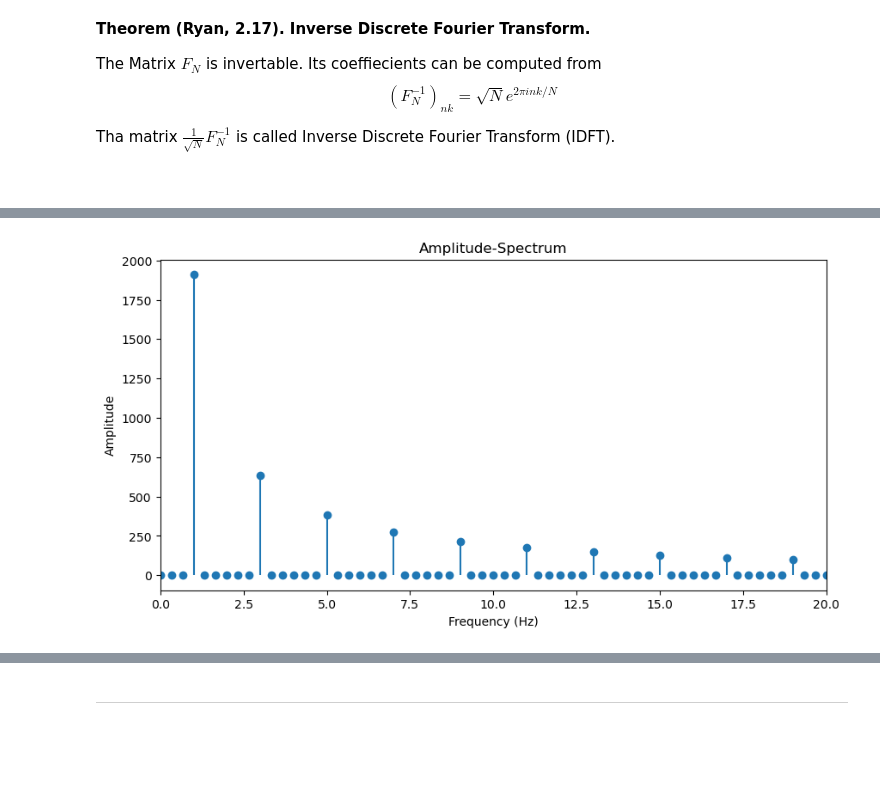
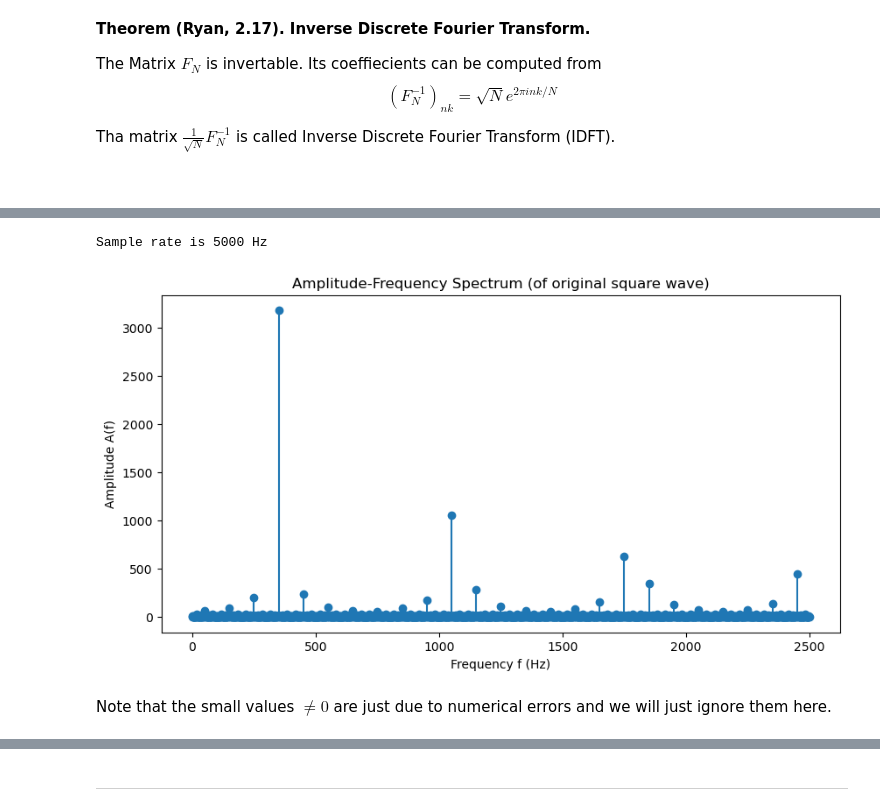
Before and after one commit to Splines/fourier-analysis-basics, a Jupyter notebook: src/fourier.ipynb, the cells around one changed output, grey strips where cells are left out. Saved outputs shown, nothing was run; the diff lists cells and outputs as text; code cells hidden in the pictures; blank space fills up the shorter version.

Commit message:
Finish discrete Fourier transform part in Jupyter notebook

```diff
--- a/src/fourier.ipynb
+++ b/src/fourier.ipynb
@@ -708,7 +723,7 @@ def dft(x):
     N = len(x)  # number of samples
     n = np.arange(N)  # Vector of increasing natural Numbers from 0 to N-1
     k = n.reshape((N, 1))  # Transpose n; k is N x 1 vector
-    M = -2 * i * np.pi * k * n / N  # Symmetric N x N - Matrix
+    M = -2 * i * np.pi * n * k / N  # Symmetric N x N - matrix
     F_N = np.exp(M)  # Calculate DFT-Matrix coefficients
 
     return np.dot(F_N, x)  # Matrix multiplication
@@ -718,7 +733,7 @@ def idft(x):
     N = len(x)  # number of samples
     n = np.arange(N)  # Vector of increasing natural Numbers from 0 to N
     k = n.reshape((N, 1))  # Transpose n; k is N x 1 vector
-    M = 2 * i * np.pi * k * n / N  # Symmetric N x N - Matrix
+    M = 2 * i * np.pi * n * k / N  # Symmetric N x N - matrix
     F_Ninv = np.exp(M)
 
     return np.dot(F_Ninv, x)  # Matrix multiplication
@@ -758,9 +840,12 @@ $$
 # %%
-def square(t):  # Square Sound
-    return sgn(np.sin(2 * np.pi * f * t))
+def square(t):
+    # This time, we use a frequency that one can actually hear
+    return sgn(np.sin(2 * np.pi * 350.0 * t))
 
+# Define our signal at discrete time steps
+sample_rate = 5000
+t = np.arange(0, 1, 1 / sample_rate)  # discrete samples
+x = square(t)
 
-fs = 1000
-t = np.arange(0, 3, 1 / fs)  # discrete Samples
-f = 1  # Frequency (Hz)
-x = square(t)
+# Calculate the Discrete Fourier Transform of our signal
+dft_square = dft(x)
@@ -767,19 +863,17 @@ x = square(t)
 # %%
-dft_x = dft(x)  # DFT des Signals
+# Plot amplitude-frequency spectrum
+print(f"Sample rate is {sample_rate} Hz")
+frequencies = np.arange(0, 0.5 * sample_rate, sample_rate / len(x))
+amplitude_spectrum = np.abs(dft_square)
 
-# X-Axis: Frequencies
-freq_own = np.arange(0, 0.5 * fs, fs / len(x))
-
-# Y - Axis: Amplitude-Spectrum
-amplitude_spectrum = np.abs(dft_x)
-
-# Plot Amplitude-Spectrum
 plt.figure(figsize=(10, 5))
-plt.stem(freq_own, amplitude_spectrum[: len(freq_own)], basefmt=" ")
-plt.title("Amplitude-Spectrum")
-plt.xlabel("Frequency (Hz)")
-plt.ylabel("Amplitude")
-plt.xlim(0, 20)
+plt.stem(frequencies, amplitude_spectrum[:len(frequencies)], basefmt=" ")
+plt.title("Amplitude-Frequency Spectrum (of original square wave)")
+plt.xlabel("Frequency f (Hz)")
+plt.ylabel("Amplitude A(f)")
 plt.show()
 # %% [output]
+Sample rate is 5000 Hz
-[figure, old version]
+[figure, new version]
+# %% [markdown]
+Note that the small values $\neq 0$ are just due to numerical errors and we will just ignore them here.
```
Also changed, not shown: parts of 61 cells of this notebook, 1 other file.
